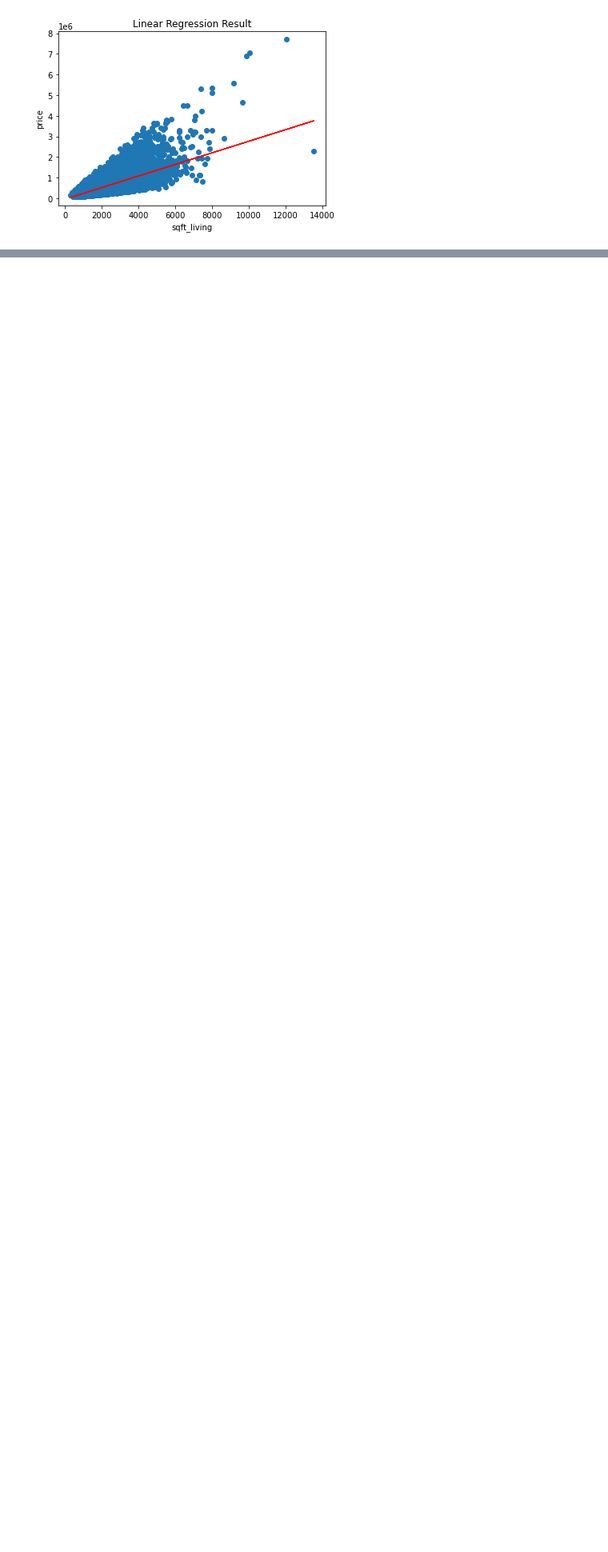
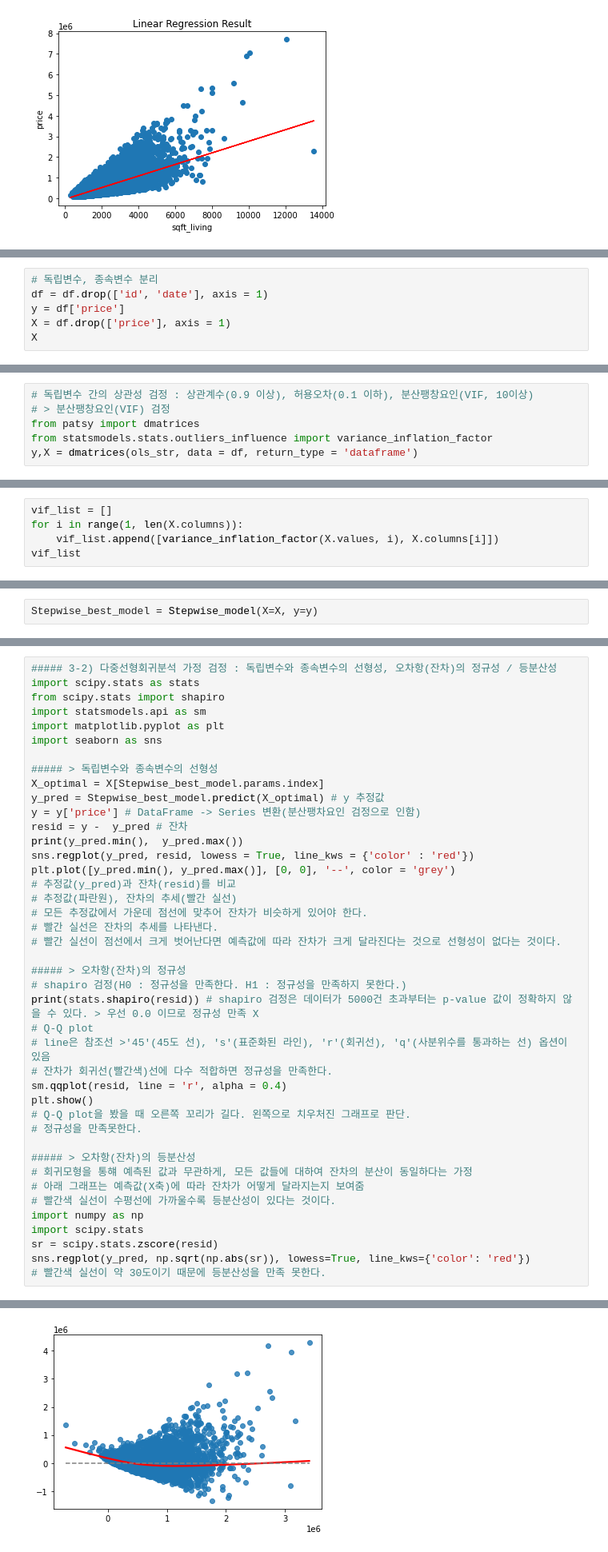
Before and after one commit to blackbutterfly0852/ADP_PRACTICE, a Jupyter notebook: 221019_회귀분석.ipynb, the cells around one changed output, grey strips where cells are left out. Shown: that part at 80% size. Saved outputs shown, nothing was run; the diff lists cells and outputs as text; blank space fills up the shorter version.

```diff
--- a/221019_회귀분석.ipynb
+++ b/221019_회귀분석.ipynb
@@ -257,0 +320,6 @@ data
+# %%
+# 독립변수, 종속변수 분리
+df = df.drop(['id', 'date'], axis = 1)
+y = df['price']
+X = df.drop(['price'], axis = 1)
+X
@@ -257,0 +451,6 @@ data
+# %%
+# 독립변수 간의 상관성 검정 : 상관계수(0.9 이상), 허용오차(0.1 이하), 분산팽창요인(VIF, 10이상)
+# > 분산팽창요인(VIF) 검정
+from patsy import dmatrices
+from statsmodels.stats.outliers_influence import variance_inflation_factor
+y,X = dmatrices(ols_str, data = df, return_type = 'dataframe')
@@ -257,0 +493,5 @@ data
+# %%
+vif_list = []
+for i in range(1, len(X.columns)):
+    vif_list.append([variance_inflation_factor(X.values, i), X.columns[i]])
+vif_list
@@ -257,0 +620,2 @@ data
+# %%
+Stepwise_best_model = Stepwise_model(X=X, y=y)
@@ -257,0 +693,43 @@ data
+# %%
+##### 3-2) 다중선형회귀분석 가정 검정 : 독립변수와 종속변수의 선형성, 오차항(잔차)의 정규성 / 등분산성
+import scipy.stats as stats
+from scipy.stats import shapiro
+import statsmodels.api as sm
+import matplotlib.pyplot as plt
+import seaborn as sns
+
+##### > 독립변수와 종속변수의 선형성
+X_optimal = X[Stepwise_best_model.params.index]
+y_pred = Stepwise_best_model.predict(X_optimal) # y 추정값
+y = y['price'] # DataFrame -> Series 변환(분산팽차요인 검정으로 인함)
+resid = y -  y_pred # 잔차
+print(y_pred.min(),  y_pred.max())
+sns.regplot(y_pred, resid, lowess = True, line_kws = {'color' : 'red'})
+plt.plot([y_pred.min(), y_pred.max()], [0, 0], '--', color = 'grey')
+# 추정값(y_pred)과 잔차(resid)를 비교
+# 추정값(파란원), 잔차의 추세(빨간 실선)
+# 모든 추정값에서 가운데 점선에 맞추어 잔차가 비슷하게 있어야 한다.
+# 빨간 실선은 잔차의 추세를 나타낸다.
+# 빨간 실선이 점선에서 크게 벗어난다면 예측값에 따라 잔차가 크게 달라진다는 것으로 선형성이 없다는 것이다.
+
+##### > 오차항(잔차)의 정규성
+# shapiro 검정(H0 : 정규성을 만족한다. H1 : 정규성을 만족하지 못한다.)
+print(stats.shapiro(resid)) # shapiro 검정은 데이터가 5000건 초과부터는 p-value 값이 정확하지 않을 수 있다. > 우선 0.0 이므로 정규성 만족 X
+# Q-Q plot
+# line은 참조선 >'45'(45도 선), 's'(표준화된 라인), 'r'(회귀선), 'q'(사분위수를 통과하는 선) 옵션이 있음
+# 잔차가 회귀선(빨간색)선에 다수 적합하면 정규성을 만족한다.
+sm.qqplot(resid, line = 'r', alpha = 0.4)
+plt.show()
+# Q-Q plot을 봤을 때 오른쪽 꼬리가 길다. 왼쪽으로 치우처진 그래프로 판단.
+# 정규성을 만족못한다.
+
+##### > 오차항(잔차)의 등분산성
+# 회귀모형을 통햬 예측된 값과 무관하게, 모든 값들에 대하여 잔차의 분산이 동일하다는 가정
+# 아래 그래프는 예측값(X축)에 따라 잔차가 어떻게 달라지는지 보여줌
+# 빨간색 실선이 수평선에 가까울수록 등분산성이 있다는 것이다.
+import numpy as np
+import scipy.stats
+sr = scipy.stats.zscore(resid)
+sns.regplot(y_pred, np.sqrt(np.abs(sr)), lowess=True, line_kws={'color': 'red'})
+# 빨간색 실선이 약 30도이기 때문에 등분산성을 만족 못한다.
+# %% [output]
@@ -257,0 +738 @@ data
+[figure, added]
```
Also changed, not shown: parts of 35 cells of this notebook.
